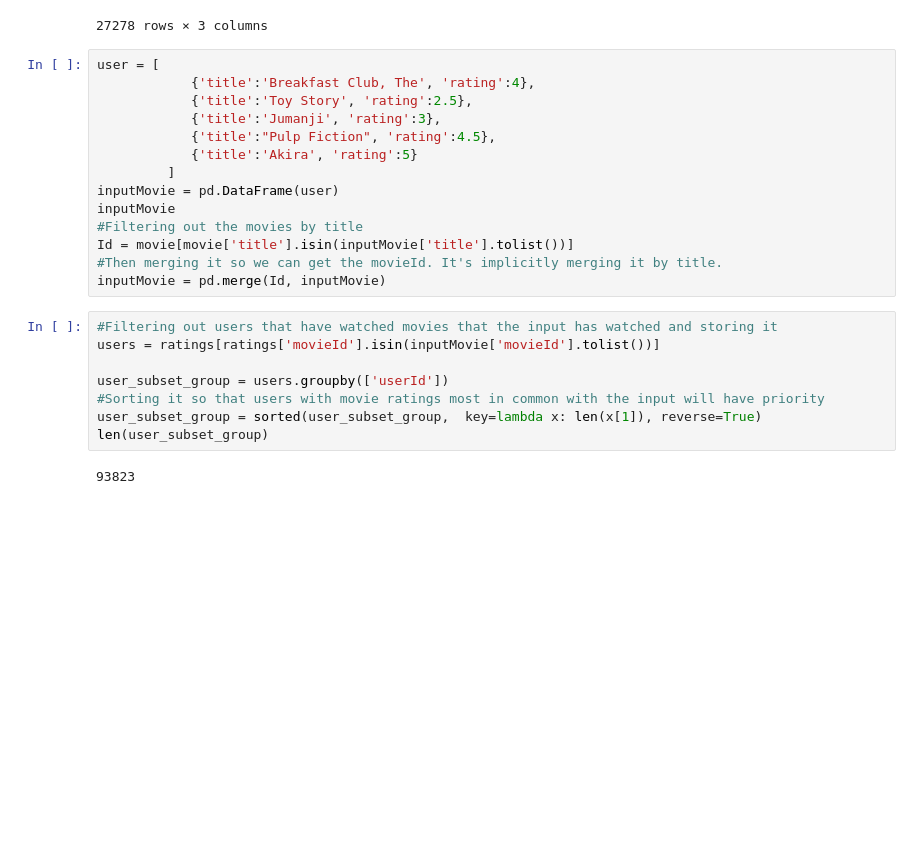
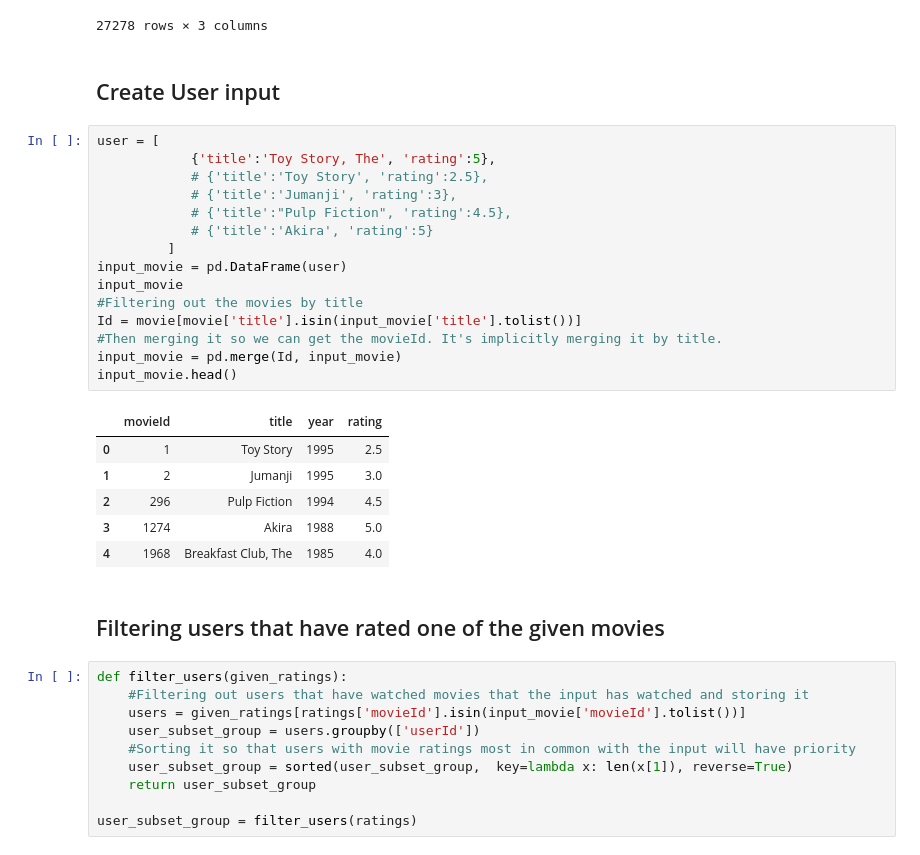
Before and after one commit to vl4duu/Dissertation, a Jupyter notebook: notebooks/Collaborative filtering with user data input.ipynb, the cells around one changed output. Drawn from its saved outputs; the diff is of its cells as text; blank space fills up the shorter version.

```diff
--- a/notebooks/Collaborative filtering with user data input.ipynb
+++ b/notebooks/Collaborative filtering with user data input.ipynb
@@ -53,27 +48,39 @@ movie
 | 27276 | 131260 | Rentun Ruusu | 2001 |
 | 27277 | 131262 | Innocence | 2014 |
 27278 rows × 3 columns
+# %% [markdown]
+## Create User input
 # %%
 user = [
-            {'title':'Breakfast Club, The', 'rating':4},
-            {'title':'Toy Story', 'rating':2.5},
-            {'title':'Jumanji', 'rating':3},
-            {'title':"Pulp Fiction", 'rating':4.5},
-            {'title':'Akira', 'rating':5}
+            {'title':'Toy Story, The', 'rating':5},
+            # {'title':'Toy Story', 'rating':2.5},
+            # {'title':'Jumanji', 'rating':3},
+            # {'title':"Pulp Fiction", 'rating':4.5},
+            # {'title':'Akira', 'rating':5}
          ]
-inputMovie = pd.DataFrame(user)
-inputMovie
+input_movie = pd.DataFrame(user)
+input_movie
 #Filtering out the movies by title
-Id = movie[movie['title'].isin(inputMovie['title'].tolist())]
+Id = movie[movie['title'].isin(input_movie['title'].tolist())]
 #Then merging it so we can get the movieId. It's implicitly merging it by title.
-inputMovie = pd.merge(Id, inputMovie)
+input_movie = pd.merge(Id, input_movie)
+input_movie.head()
+# %% [output]
+|  | movieId | title | year | rating |
+| 0 | 1 | Toy Story | 1995 | 2.5 |
+| 1 | 2 | Jumanji | 1995 | 3.0 |
+| 2 | 296 | Pulp Fiction | 1994 | 4.5 |
+| 3 | 1274 | Akira | 1988 | 5.0 |
+| 4 | 1968 | Breakfast Club, The | 1985 | 4.0 |
+# %% [markdown]
+## Filtering users that have rated one of the given movies
 # %%
-#Filtering out users that have watched movies that the input has watched and storing it
-users = ratings[ratings['movieId'].isin(inputMovie['movieId'].tolist())]
+def filter_users(given_ratings):
+    #Filtering out users that have watched movies that the input has watched and storing it
+    users = given_ratings[ratings['movieId'].isin(input_movie['movieId'].tolist())]
+    user_subset_group = users.groupby(['userId'])
+    #Sorting it so that users with movie ratings most in common with the input will have priority
+    user_subset_group = sorted(user_subset_group,  key=lambda x: len(x[1]), reverse=True)
+    return user_subset_group
 
-user_subset_group = users.groupby(['userId'])
-#Sorting it so that users with movie ratings most in common with the input will have priority
-user_subset_group = sorted(user_subset_group,  key=lambda x: len(x[1]), reverse=True)
-len(user_subset_group)
+user_subset_group = filter_users(ratings)
-# %% [output]
-93823
```
Also changed, not shown: parts of 14 cells of this notebook, 4 other files.
